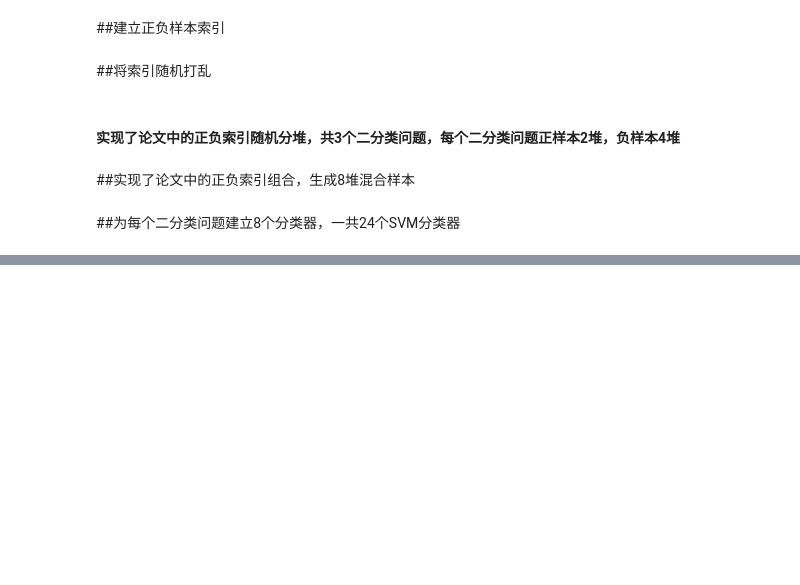
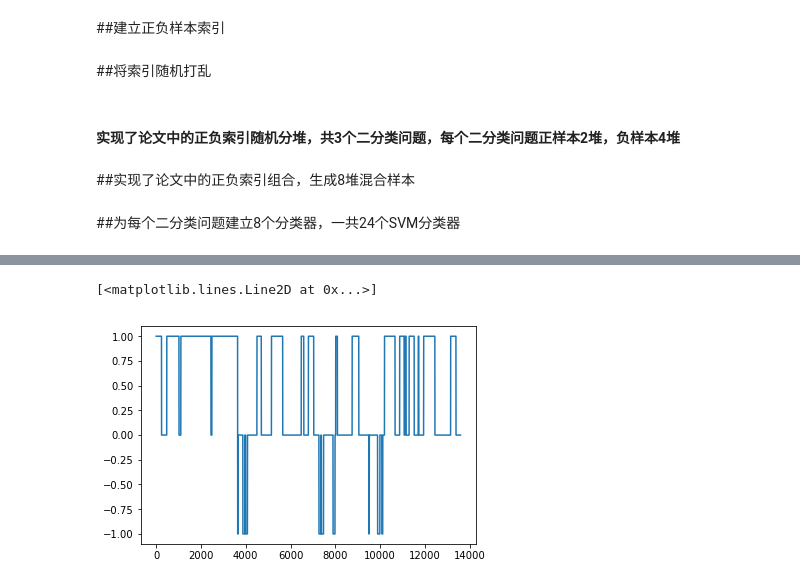
Before and after one commit to WangXuhongCN/Neural-Network-Theory-and-Applications-Homework-SJTU2018, a Jupyter notebook: Homework Assignment 2/homework2 problem2 random.ipynb, the cells around one changed output, grey strips where cells are left out. Drawn from its saved outputs; the diff is of its cells as text; code cells hidden in the pictures; blank space fills up the shorter version.

```diff
--- a/Homework Assignment 2/homework2 problem2 random.ipynb
+++ b/Homework Assignment 2/homework2 problem2 random.ipynb
@@ -146,14 +281,11 @@ CalibratedClassifierCV(base_estimator=LinearSVC(C=2e-07, class_weight=None, dual
 # %%
 test_pred=[]
 train_pred=[]
-test_pred_0 = svc_0.predict_proba(test_data)
-test_pred_1 = svc_1.predict_proba(test_data)
-test_pred_negative1 = svc_negative1.predict_proba(test_data)
 for i in range(13588):
-    maxone=max(test_pred_0[i][0],test_pred_1[i][0],test_pred_negative1[i][0])
-    if maxone == test_pred_0[i][0]:
+    maxone=max(test_pred_0[i],test_pred_1[i],test_pred_negative1[i])
+    if maxone == test_pred_0[i]:
         test_pred.append(0)
-    elif maxone == test_pred_1[i][0]:
+    elif maxone == test_pred_1[i]:
         test_pred.append(1)
-    elif maxone == test_pred_negative1[i][0]:
+    elif maxone == test_pred_negative1[i]:
         test_pred.append(-1)
@@ -172,3 +292,8 @@ for i in range(37367):
+# %%
+plot(test_pred)
+# %% [output]
+[<matplotlib.lines.Line2D at 0x...>]
+[figure, added]
 # %%
 print(accuracy_score(test_label, test_pred))
 # %% [output]
```
Also changed, not shown: parts of 20 cells of this notebook, 2 other files.
